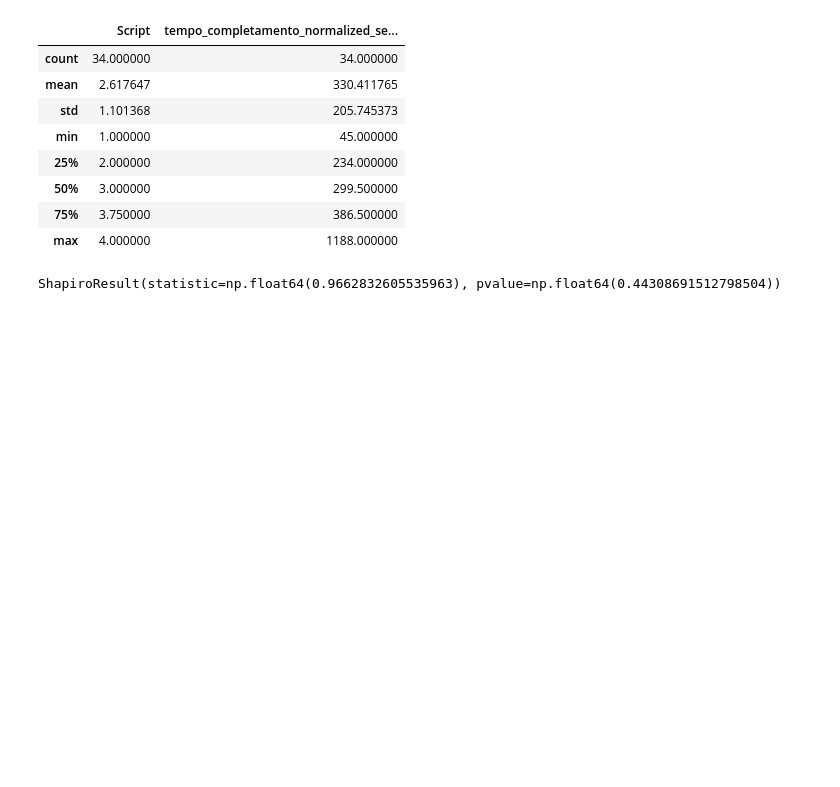
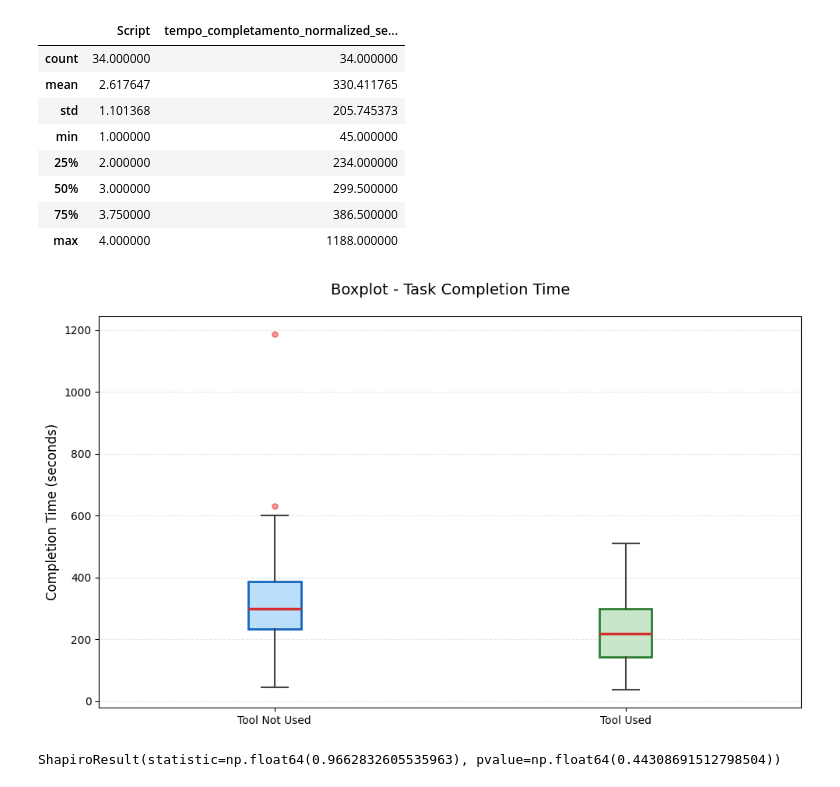
Before and after one commit to leotodisco/TARS_empirical_experiment, a Jupyter notebook: statistical_analysis/RQ1_statistical_analysis.ipynb, the cells around one changed output. Saved outputs shown, nothing was run; the diff lists cells and outputs as text; code cells hidden in the pictures; blank space fills up the shorter version.

Commit message:
add more charts + preliminary EDA

```diff
--- a/statistical_analysis/RQ1_statistical_analysis.ipynb
+++ b/statistical_analysis/RQ1_statistical_analysis.ipynb
@@ -297,6 +297,40 @@ tool_not_used_df_script1.describe()
 | 50% | 3.000000 | 299.500000 |
 | 75% | 3.750000 | 386.500000 |
 | max | 4.000000 | 1188.000000 |
+# %%
+import matplotlib.pyplot as plt
+
+plt.figure(figsize=(10, 6))
+
+# Crea il boxplot
+bp = plt.boxplot(
+    [tool_not_used_df_script1["tempo_completamento_normalized_seconds"],
+     tool_used_df_script1["tempo_completamento_normalized_seconds"]],
+    labels=["Tool Not Used", "Tool Used"],
+    patch_artist=True,
+    medianprops=dict(color='#D32F2F', linewidth=2.5),
+    whiskerprops=dict(color='#424242', linewidth=1.5),
+    capprops=dict(color='#424242', linewidth=1.5),
+    flierprops=dict(marker='o', markerfacecolor='#FF5252', markersize=5, linestyle='none', markeredgecolor='#D32F2F', alpha=0.6)
+)
+
+# Colori più leggibili e professionali
+colors = ['#BBDEFB', '#C8E6C9']  # Blu pastello e verde pastello
+edge_colors = ['#1565C0', '#2E7D32']  # Blu intenso e verde intenso
+
+for patch, color, edge_color in zip(bp['boxes'], colors, edge_colors):
+    patch.set_facecolor(color)
+    patch.set_edgecolor(edge_color)
+    patch.set_linewidth(2)
+
+plt.ylabel("Completion Time (seconds)", fontsize=12)
+plt.title("Boxplot - Task Completion Time", fontsize=14, pad=20)
+plt.grid(axis='y', alpha=0.3, linestyle='--')
+plt.tight_layout()
+plt.savefig("../figures/boxplot_tempo_completamento.pdf", format='pdf', bbox_inches='tight')
+plt.show()
+# %% [output]
+[figure, added]
 # %%
 from scipy.stats import shapiro
 
```
Also changed, not shown: parts of 3 cells of this notebook, 5 other files.
